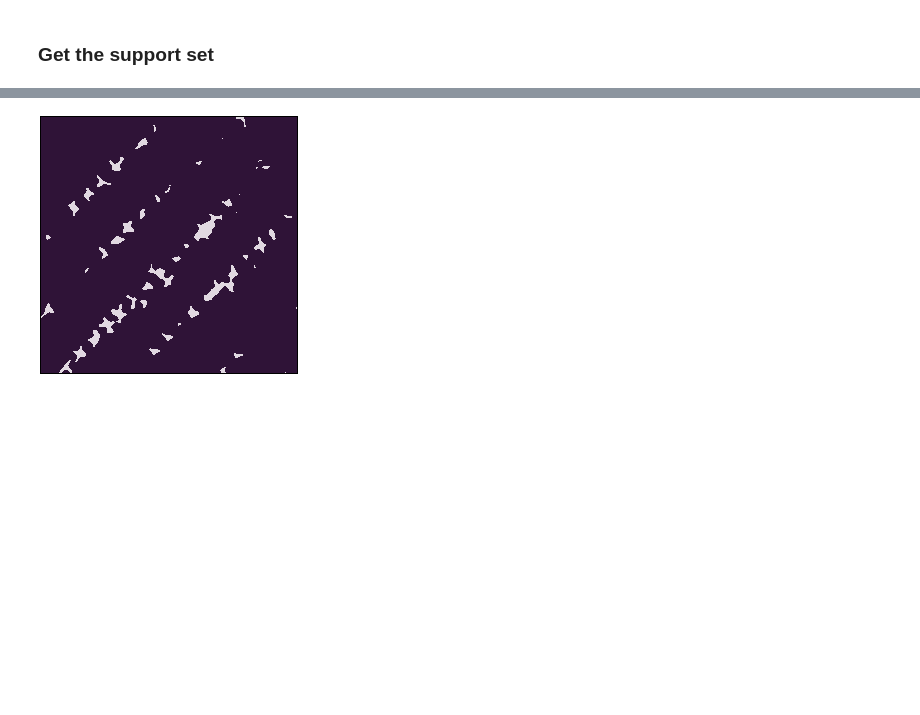
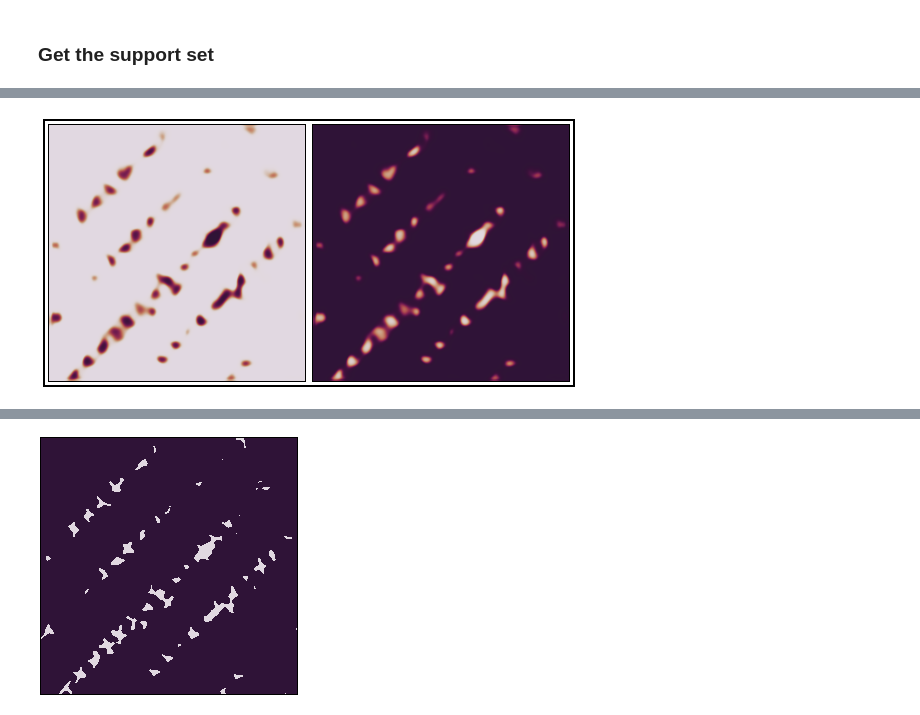
Before and after one commit to pasqualedem/DistillFSS, a Jupyter notebook: notebooks/streamlit.ipynb, the cells around one changed output, grey strips where cells are left out. Cells and saved outputs as stored; diff of their text form; code cells hidden in the pictures; blank space fills up the shorter version.

```diff
--- a/notebooks/streamlit.ipynb
+++ b/notebooks/streamlit.ipynb
@@ -122 +193,5 @@ tensor grad NllLoss2DBackward0 cuda:0 0.058
+# %%
+F.softmax(logits, dim=1).chans
+# %% [output]
+[figure, added]
 # %%
```
Also changed, not shown: parts of 11 cells of this notebook, 27 other files.
